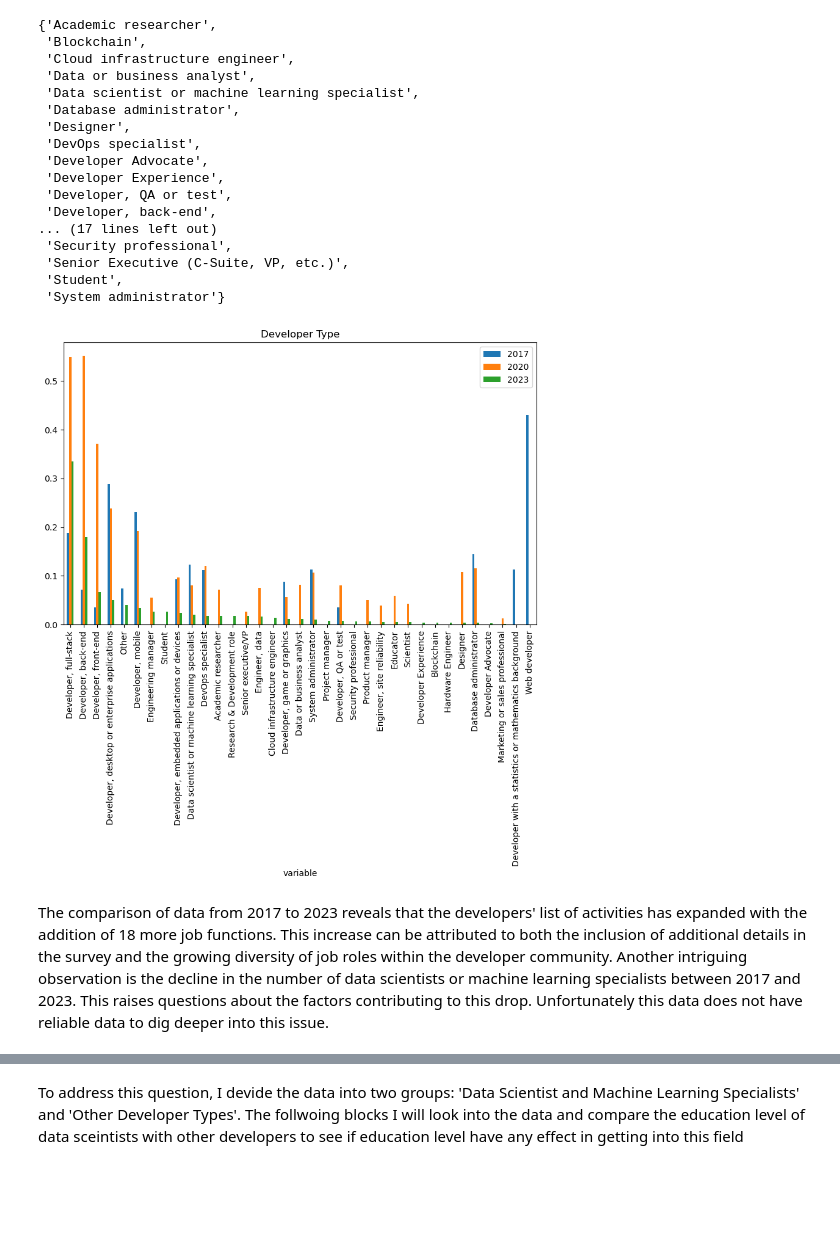
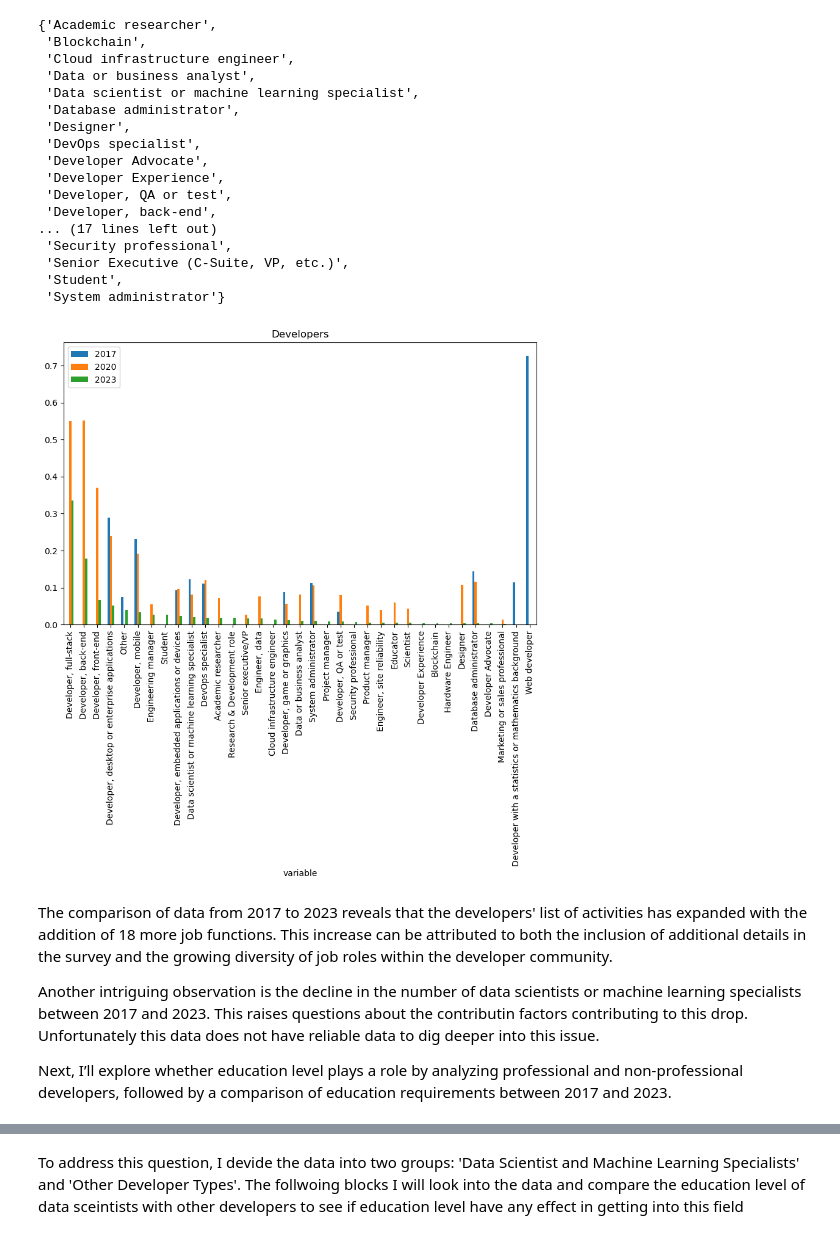
Before and after one commit to sbbassam/UD_DataScientist, a Jupyter notebook: Blog Post/StackOverflow_Annual_Survey.ipynb, the cells around one changed output, grey strips where cells are left out. Saved outputs shown, nothing was run; the diff lists cells and outputs as text; code cells hidden in the pictures; blank space fills up the shorter version.

```diff
--- a/Blog Post/StackOverflow_Annual_Survey.ipynb
+++ b/Blog Post/StackOverflow_Annual_Survey.ipynb
@@ -249,14 +228,3 @@ Comparing 2020 and 2023 we can see 6% increase in earnings of more than 1 millio
-# %%
-df17['DeveloperType'] = df17['DeveloperType'].dropna()
-df17['WebDeveloperType'] = df17['WebDeveloperType'].astype(str)
-
-def replacewebdevtype(row):
-    if row['WebDeveloperType'] != 'nan':
-        return row['DeveloperType'].replace('Web developer', row['WebDeveloperType'])
-    else:
-        return row['DeveloperType']
-
-df17['DeveloperType'] = df17.apply(replacewebdevtype, axis=1)
 # %%
 dev_type17 = df17['DeveloperType'].dropna().str.split(";") # cleaning the space
 dev_set17 = set([ item for elem in dev_type17 for item in elem])
@@ -381,7 +356,17 @@ def field_expander(df_column,sep):
     return expand_df
 # %%
 def field_count(df_column, sep):
-         # Input validation
+    """
+    Counts occurrences of values split by a separator in a pandas Series.
+
+    Args:
+        df_column (pd.Series): A pandas Series containing the values to count.
+        sep (str): The separator used for splitting values.
+
+    Returns:
+        pd.Series: A Series with counts of occurrences for each unique value.
+    """
+    # Input validation
     if not isinstance(df_column, pd.Series):
         raise ValueError("df_column should be a pandas Series object.")
     if not isinstance(sep, str):
@@ -453,16 +462,19 @@ new_dev_types = {'Embedded applications/devices developer': 'Developer, embedded
 # %%
 dev_series17,dev_series20,dev_series23 = rename_values(dev_series17,dev_series20,dev_series23,new_dev_types)
 ## We need to consolidate indexes after renaming to avoid any duplication
 dev_series17 =dev_series17.groupby(dev_series17.index).sum()
+
+combined_devtype = combine_data(dev_series17/df17.DeveloperType.count(),dev_series20/df20.DevType.count(),dev_series23/df23.DevType.count())
+
+#combined_devtype = combine_data(dev_series17,dev_series20,dev_series23)
+combined_devtype.plot(kind='bar', figsize=(10, 6))
+plt.legend(['2017', '2020', '2023'])
+plt.title('Developers');
+# %% [output]
+[figure, added]
-# %%
-combined_devtype = combine_data(dev_series17/df17.DeveloperType.count(),dev_series20/df20.DevType.count(),dev_series23/df23.DevType.count())
-
-#combined_devtype = combine_data(dev_series17,dev_series20,dev_series23)
-combined_devtype.plot(kind='bar', figsize=(10, 6))
-plt.legend(['2017', '2020', '2023'])
-plt.title('Developer Type');
-# %% [output]
-[figure, removed]
 # %% [markdown]
 The comparison of data from 2017 to 2023 reveals that the developers' list of activities has expanded with the addition of 18 more job functions. This increase can be attributed to both the inclusion of additional details in the survey and the growing diversity of job roles within the developer community.
-Another intriguing observation is the decline in the number of data scientists or machine learning specialists between 2017 and 2023. This raises questions about the factors contributing to this drop. Unfortunately this data does not have reliable data to dig deeper into this issue.
+
+Another intriguing observation is the decline in the number of data scientists or machine learning specialists between 2017 and 2023. This raises questions about the contributin factors contributing to this drop. Unfortunately this data does not have reliable data to dig deeper into this issue.
+
+Next, I’ll explore whether education level plays a role by analyzing professional and non-professional developers, followed by a comparison of education requirements between 2017 and 2023.
```
Also changed, not shown: parts of 73 cells of this notebook.
